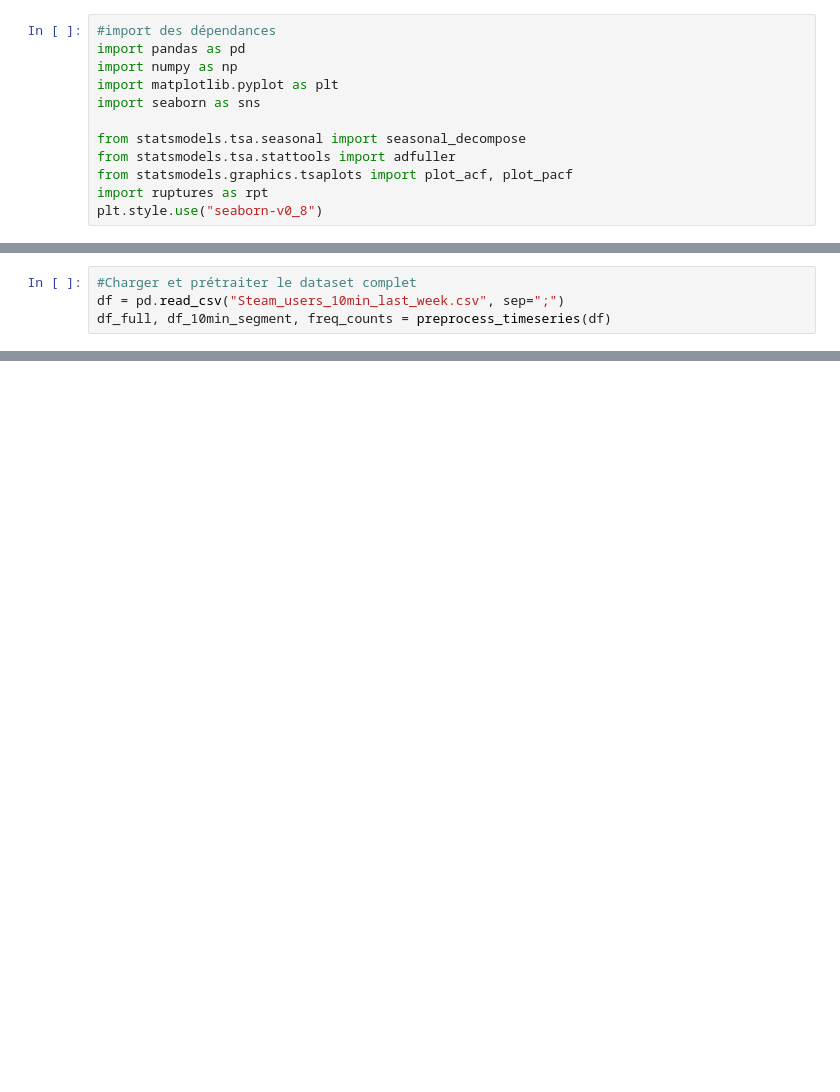
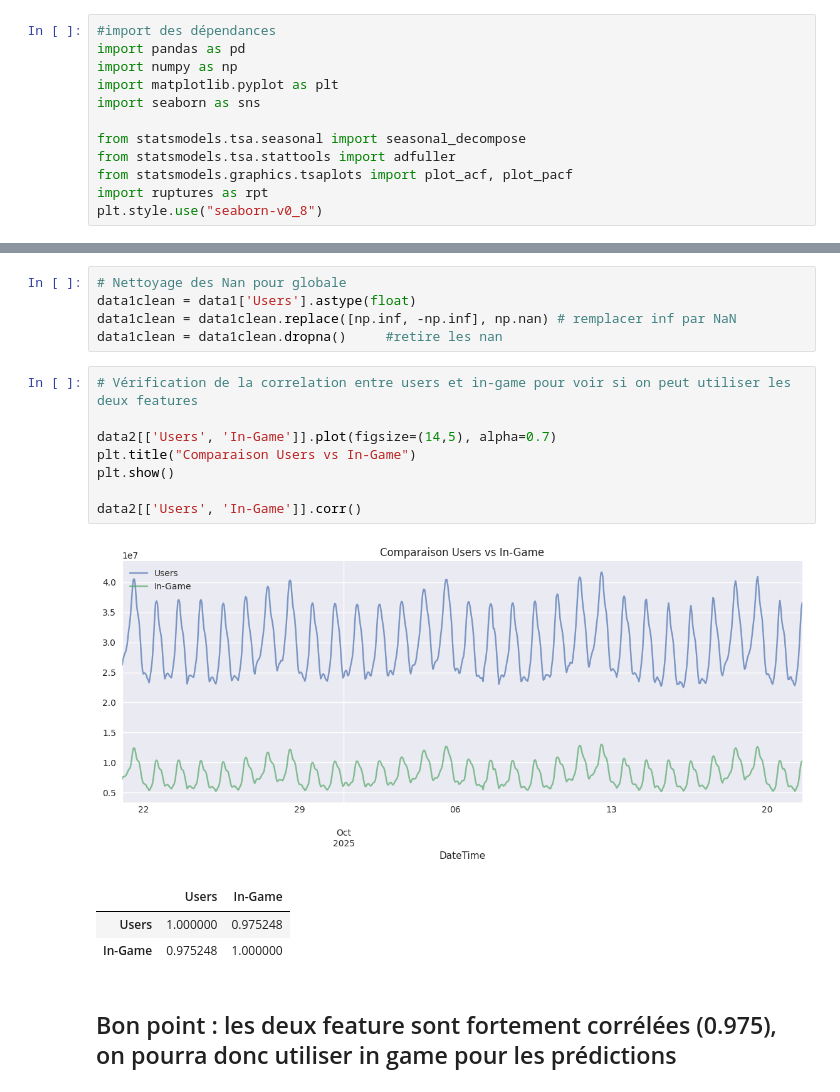
Before and after one commit to LeimKcaj/SteamUsers_Timeseries_Tracking, a Jupyter notebook: notebooks/EDA_projet_steam.ipynb, the cells around one changed output, grey strips where cells are left out. Drawn from its saved outputs; the diff is of its cells as text; blank space fills up the shorter version.

```diff
--- a/notebooks/EDA_projet_steam.ipynb
+++ b/notebooks/EDA_projet_steam.ipynb
@@ -436,4 +12,0 @@ def resample_df(df, freq="10min", interpolation="time"):
-# %%
-#Charger et prétraiter le dataset complet
-df = pd.read_csv("Steam_users_10min_last_week.csv", sep=";")
-df_full, df_10min_segment, freq_counts = preprocess_timeseries(df)
@@ -555,0 +189,20 @@ hourly: (734, 3)
+# %%
+# Nettoyage des Nan pour globale
+data1clean = data1['Users'].astype(float)
+data1clean = data1clean.replace([np.inf, -np.inf], np.nan) # remplacer inf par NaN
+data1clean = data1clean.dropna()     #retire les nan
+# %%
+# Vérification de la correlation entre users et in-game pour voir si on peut utiliser les deux features
+
+data2[['Users', 'In-Game']].plot(figsize=(14,5), alpha=0.7)
+plt.title("Comparaison Users vs In-Game")
+plt.show()
+
+data2[['Users', 'In-Game']].corr()
+# %% [output]
+[figure, added]
+|  | Users | In-Game |
+| Users | 1.000000 | 0.975248 |
+| In-Game | 0.975248 | 1.000000 |
+# %% [markdown]
+## Bon point : les deux feature sont fortement corrélées (0.975), on pourra donc utiliser in game pour les prédictions
```
Also changed, not shown: parts of 43 cells of this notebook, 3 other files.
